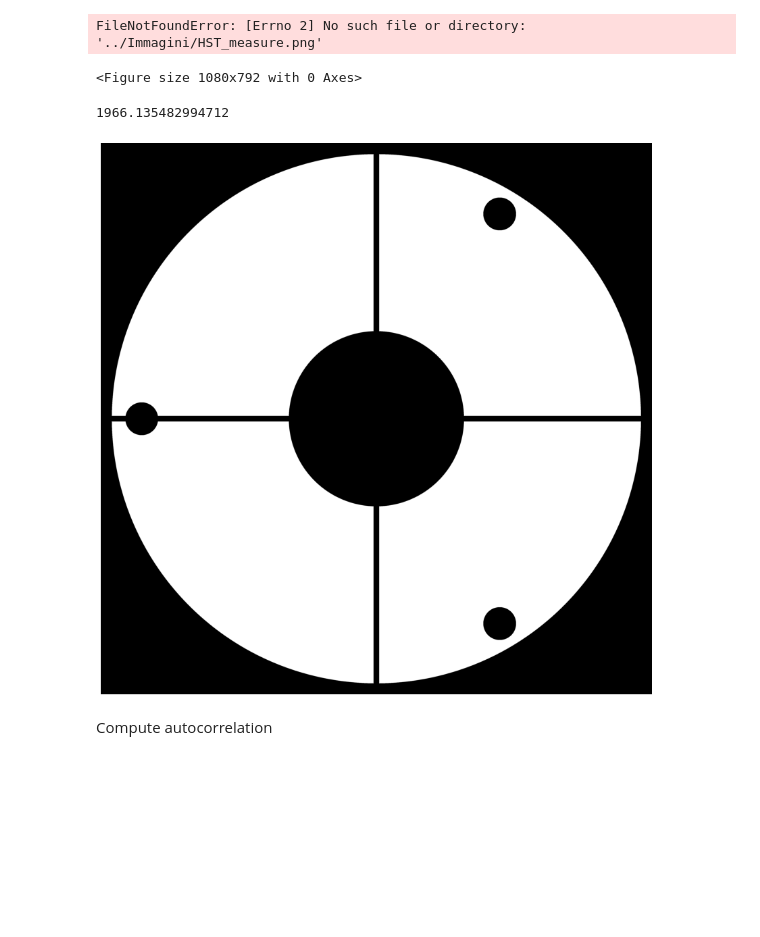
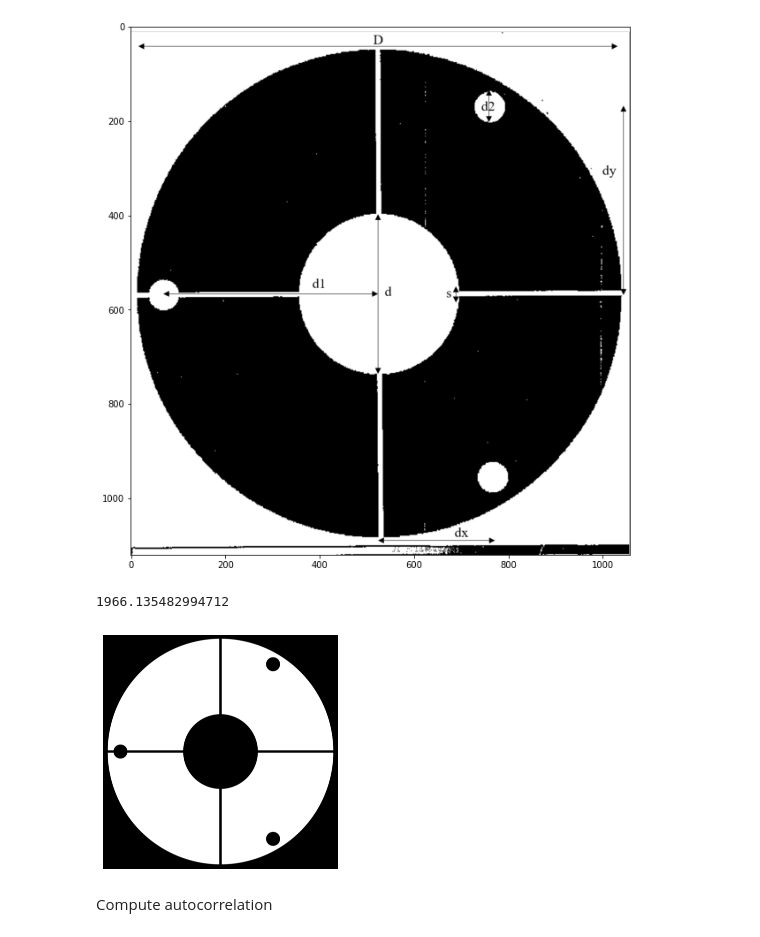
Before and after one commit to Nuelam9/Report1, a Jupyter notebook: src/Hubble.ipynb, the cells around one changed output. Drawn from its saved outputs; the diff is of its cells as text; code cells hidden in the pictures; blank space fills up the shorter version.

```diff
--- a/src/Hubble.ipynb
+++ b/src/Hubble.ipynb
@@ -12,43 +15,36 @@ d2 = 40.754174974
 dx = 152.33333333
 dy = 253.274184433
 s = 6.969248238
-
-# Proportions
-D_prop = 2048
-d_prop = d / D * D_prop
-d1_prop = d1 / D * D_prop
-d2_prop = d2 / D * D_prop
-dx_prop = dx / D * D_prop
-dy_prop = dy / D * D_prop
-s_prop = s / D * D_prop
 # %%
 plt.figure(figsize=(15,11))
-image = mpimg.imread("../Immagini/HST_measure.png")
+image = mpimg.imread("../Images/HST_measure.png")
 imgplot = plt.imshow(image)
 plt.show()
 # %% [output]
-FileNotFoundError: [Errno 2] No such file or directory: '../Immagini/HST_measure.png'
-<Figure size 1080x792 with 0 Axes>
+[figure, added]
 # %%
-Diam = 2.4 # metres
-lamb = 606E-9 # metres
-N = 4096
-
-Pixel_rad = 0.05  *np.pi / (180 * 3600)  # arcsecs to rad
-u_cutoff = Diam / lamb
-Du = 1/(N * Pixel_rad)
-rp = u_cutoff / (2 * Du)
+def get_rp(diameter, wavelentgh, N):
+    Pixel_scale = 0.05 # in arcsec
+    Pixel_rad = Pixel_scale * np.pi / (180 * 3600)  # arcsecs to rad
+    u_cutoff = Diam / lamb
+    Du = 1/(N * Pixel_rad)
+    rp = u_cutoff / (2 * Du)
+    return rp
-# %%
-rp
-# %% [output]
-1966.135482994712
+# %%
+Diam = 2.4 # metres
+lamb = 606E-9 # metres
+N = 4096
+
+rp = get_rp(Diam, lamb, N)
+rp
+# %% [output]
+1966.135482994712
 # %%
 def HST_pupil(CCD, *prop):
     """
     Parameters
     ----------
-    CCD_x :: int, horizotal resolution
-    CCD_y :: int, vertical resolution
+    CCD :: int, horizotal asnd vertical resolution
     prop  :: tuple, proportions of images distances
              r**p, D, d, d1, d2, dx, dy, s
 
@@ -60,6 +56,7 @@ def HST_pupil(CCD, *prop):
     pupil = np.zeros((CCD, CCD))
     rp, D, d, d1, d2, dx, dy, s = prop
 
+    # Proportions
     s_prop = s / D * (2 * rp)
     d_prop = d / D * (2 * rp)
     d1_prop = d1 / D * (2 * rp)
@@ -68,7 +65,7 @@ def HST_pupil(CCD, *prop):
     y_prop = dy / D * (2 * rp)
 
     # image center coordinates
-    cx = cy = CCD//2
+    cx = cy = CCD // 2
 
     # outer full circle
     mask = (x[np.newaxis, :] - cx)**2 + (y[:, np.newaxis] - cy)**2 < rp**2
@@ -105,11 +102,12 @@ def HST_pupil(CCD, *prop):
 # %%
 pupil = HST_pupil(N, rp, D, d, d1, d2, dx, dy, s)
 
-plt.figure(figsize=(15, 15))
-plt.imshow(pupil, cmap='gray')
-plt.axis('off');
+fig, ax = latex_settings()
+ax.imshow(pupil, cmap='gray')
+ax.axis('off')
+plt.savefig('../Images/Hubble_pupil.png', dpi=800, transparent=1)
 # %% [output]
-[figure, old version]
+[figure, new version]
 # %% [markdown]
 Compute autocorrelation
 # %%
```
Also changed, not shown: parts of 13 cells of this notebook.
